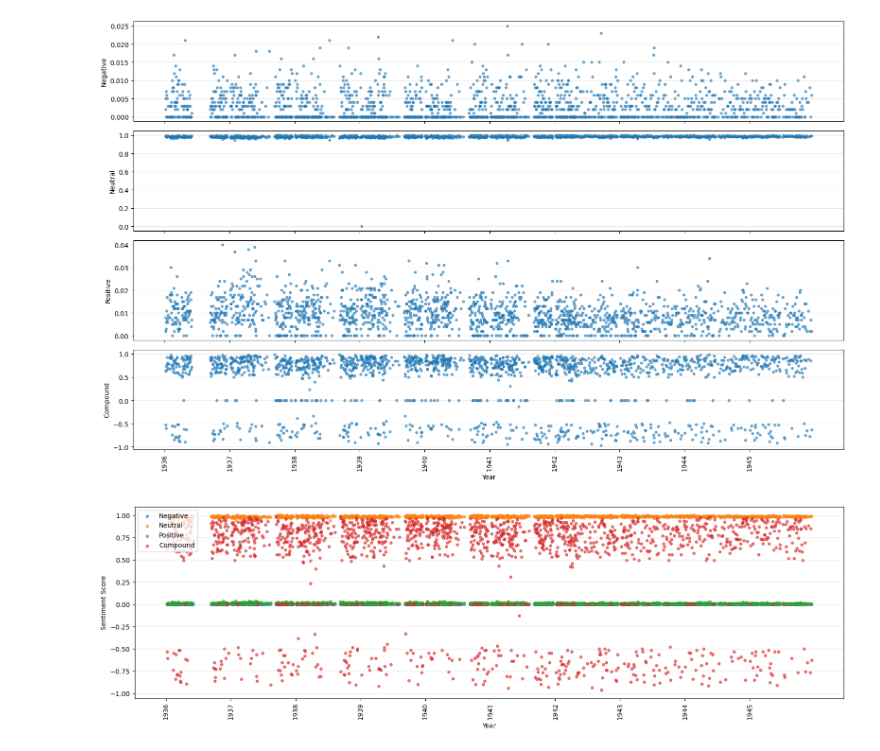
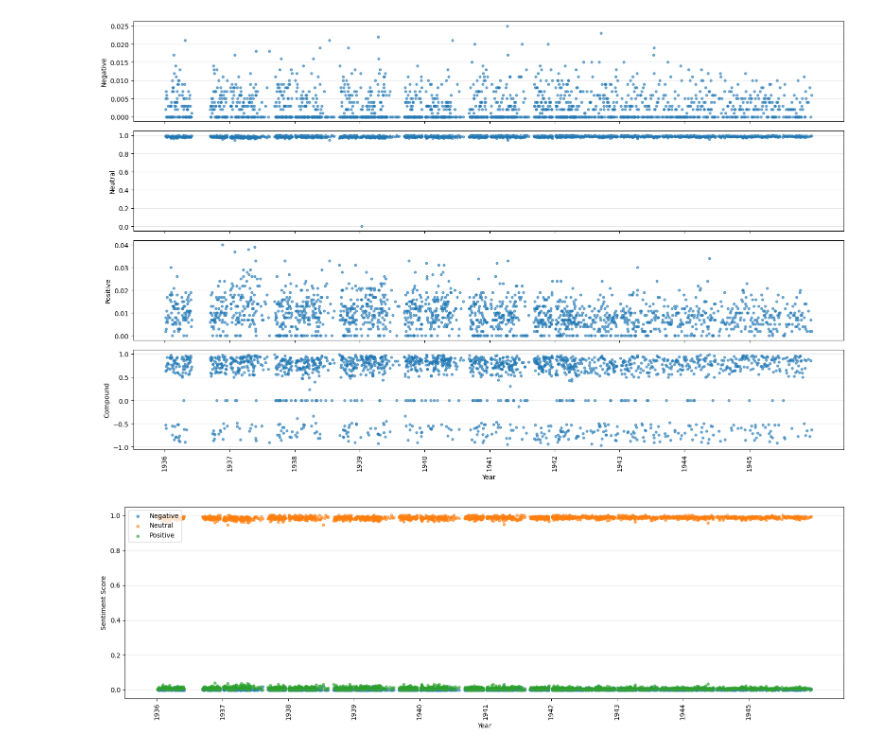
Before and after one commit to MalinkyZubr/302hist, a Jupyter notebook: src/process.ipynb, the cells around one changed output. Cells and saved outputs as stored; diff of their text form; code cells hidden in the pictures.

```diff
--- a/src/process.ipynb
+++ b/src/process.ipynb
@@ -153,33 +140,31 @@ plt.show()
 # %%
 import matplotlib.pyplot as plt
 from datetime import datetime
 
 # --- Convert dates and extract values ---
 dates = [datetime.strptime(d, "%A, %d %B %Y") for d in data.keys()]
 neg = [data[d]['neg'] for d in data]
 neu = [data[d]['neu'] for d in data]
 pos = [data[d]['pos'] for d in data]
-compound = [data[d]['compound'] for d in data]
 
 # --- Unique years for x-axis ticks ---
 years = sorted({d.year for d in dates})
 year_ticks = [datetime(y, 1, 1) for y in years]
 
 # --- Overlay scatter plot ---
 plt.figure(figsize=(16,5))
 
 plt.scatter(dates, neg, s=15, alpha=0.6, color="#1f77b4", label="Negative")
 plt.scatter(dates, neu, s=15, alpha=0.6, color="#ff7f0e", label="Neutral")
 plt.scatter(dates, pos, s=15, alpha=0.6, color="#2ca02c", label="Positive")
-plt.scatter(dates, compound, s=15, alpha=0.6, color="#d62728", label="Compound")
 
 plt.xticks(year_ticks, years, rotation=90)
 plt.ylabel("Sentiment Score")
 plt.xlabel("Year")
 plt.grid(axis="y", alpha=0.3)
 
 plt.legend(loc="upper left")
 plt.tight_layout()
 plt.show()
 # %% [output]
-[figure, old version]
+[figure, new version]
```
Also changed, not shown: parts of 2 cells of this notebook.
